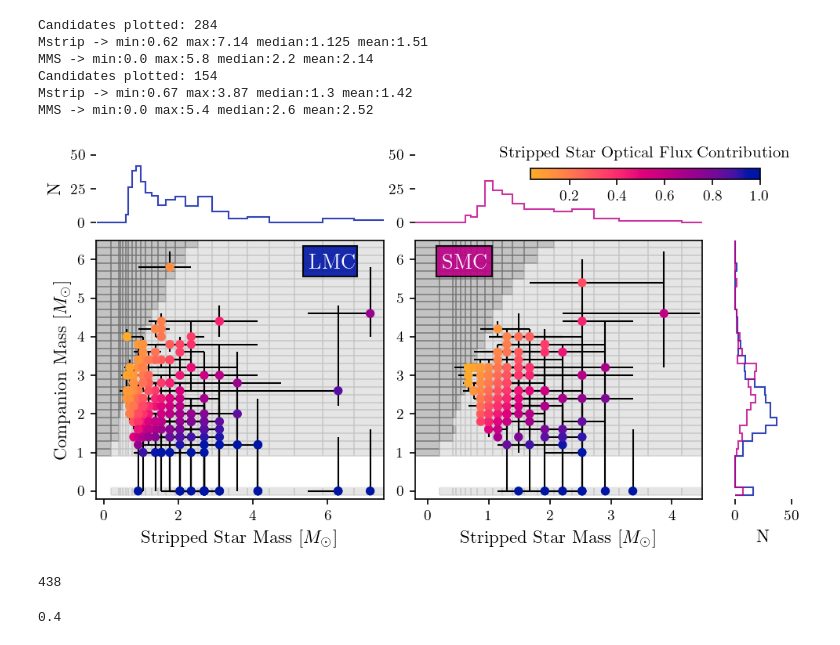
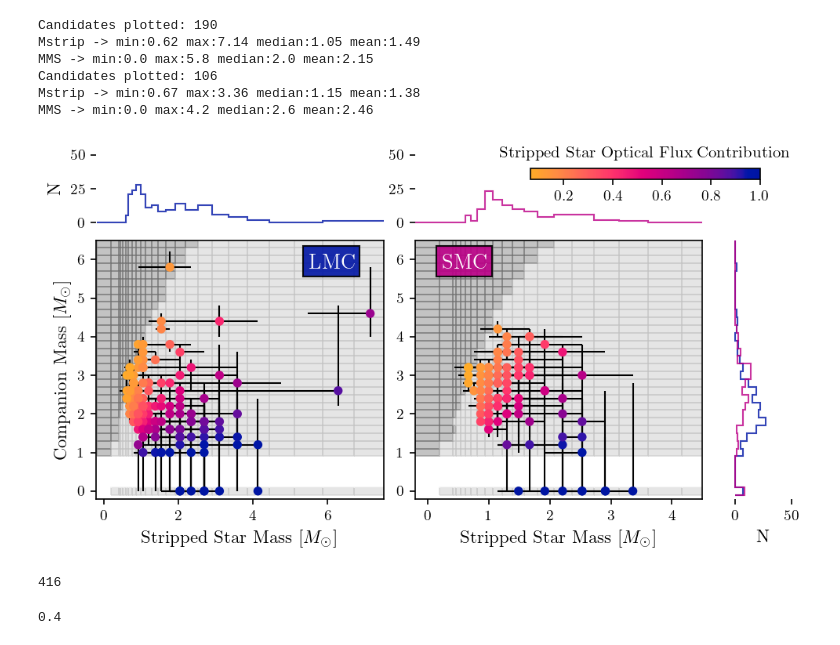
Before and after one commit to AstroLudwig/SUMS_UVPhotometricCatalog, a Jupyter notebook: 5_AssessCandidates/SEDFitting/3_SED_Plot.ipynb, the cells around one changed output. Cells and saved outputs as stored; diff of their text form; code cells hidden in the pictures.

```diff
--- a/5_AssessCandidates/SEDFitting/3_SED_Plot.ipynb
+++ b/5_AssessCandidates/SEDFitting/3_SED_Plot.ipynb
@@ -40,7 +40,7 @@ s_comp = pd.read_csv(data_dir+'0_SUMS_Catalogs/CompositeGrid/smc_composite_photo
 l_zams = pd.read_csv(data_dir+'1_Models/ZAMS/lmc_zams_apparent.csv')
 s_zams = pd.read_csv(data_dir+'1_Models/ZAMS/smc_zams_apparent.csv')
 
-# Constrain by error
+# Create columns to later constrain by
 for gal_df in [l_candidates,s_candidates]:
     # Add width column for stripped stars
     gal_df['fit_strip_width'] = np.abs(gal_df['fit_M_strip_max'] - gal_df['fit_M_strip_min'])
@@ -51,24 +51,40 @@ for gal_df in [l_candidates,s_candidates]:
     gal_df['frac_err_MS'] = gal_df['fit_MS_width']/gal_df['fit_M_MS']
 
 
+def cut_stars(gal_df,frac_err_limit):
+    # Brightness cutoff
+    size = gal_df.shape[0]
+    gal_df = gal_df.loc[gal_df['uvm2'] > 16.].reset_index(drop=True)
+    print('brightness cut',gal_df.shape[0] - size)
 
-def cut_stars(gal_df,frac_err_limit):
+    # Remove if below 5sigma
+    size = gal_df.shape[0]
+    q_sigma = 0.999999 # 5sigma confidence interval
+    chi2_limit = np.array([chi2.ppf(q_sigma, dof) for dof in gal_df.fit_dof])
+    gal_df = gal_df.loc[gal_df.fit_chi_sq < chi2_limit].reset_index(drop=True)
+    print('chi2 cut',gal_df.shape[0] - size)
+
     # Cut out stars with fractional errors greater than frac_err_limit
-    # isolated strip stars get cut kinda easy and fiducially so extra condition for them.
-    gal_df = gal_df.loc[(gal_df['frac_err_MS'] < frac_err_limit) | ((gal_df['fit_M_MS_min'] == 0.) & (gal_df['fit_MS_width'] < 2.))].reset_index(drop=True)
+    # extra condition if MS/or stripped star is isolated
+    size = gal_df.shape[0]
+    gal_df = gal_df.loc[(gal_df['frac_err_MS'] < frac_err_limit) | ((gal_df['fit_M_MS_min'] == 0.) & (gal_df['fit_MS_width'] < 3.))].reset_index(drop=True)
     gal_df = gal_df.loc[(gal_df['frac_err_strip'] < frac_err_limit)].reset_index(drop=True)
+    print('frac err cut',gal_df.shape[0] - size)
 
-    # Brightness cutoff
-    gal_df = gal_df.loc[gal_df['uvm2'] > 16.].reset_index(drop=True)
     return gal_df
 
 frac_err_limit = 1
+print('Init Total: ',len(candidates))
+print(' ')
 print('Init Size LMC: ',len(l_candidates))
+l_candidates = cut_stars(l_candidates,frac_err_limit)
+print('Size LMC: ',len(l_candidates))
+print(' ')
 print('Init Size SMC: ',len(s_candidates))
-l_candidates = cut_stars(l_candidates,frac_err_limit)
 s_candidates = cut_stars(s_candidates,frac_err_limit)
-print('Size LMC: ',len(l_candidates))
 print('Size SMC: ',len(s_candidates))
+print(' ')
+print('Final Total: ',len(l_candidates) + len(s_candidates))
 
 
 # Get the Grid
@@ -261,45 +288,45 @@ w= 0.75 # under 16
 bw = .2
 box_x_lmc = 5.5
 box_x_smc = 0.25
-l_ax_t.add_patch(plt.Rectangle((box_x_lmc-bw+0.05,ydim[1]-w-bw), 1.45, 0.8,ec='k',fc=lmc_color,alpha=0.9))
+l_ax_t.add_patch(plt.Rectangle((box_x_lmc-bw+0.05,ydim[1]-w-bw), 1.5, 0.8,ec='k',fc=lmc_color,alpha=0.9))
 r_ax_t.add_patch(plt.Rectangle((box_x_smc-bw+0.1,ydim[1]-w-bw),0.9, 0.8,ec='k',fc=smc_color,alpha=0.9))
 
 # Text for the galaxy label
 fs=13
 l_ax_t.text(box_x_lmc,ydim[1]-w+0.01,'LMC',color=gal_text_color,weight='demi',fontsize=fs)
 r_ax_t.text(box_x_smc,ydim[1]-w+0.01,'SMC',color=gal_text_color,weight='demi',fontsize=fs)
 
 # Add colorbar, make sure to specify tick locations to match desired ticklabels
 ticks = list(np.arange(0,1.2,0.2))
 tick_labels = [str(np.round(tick,1)) for tick in ticks]
 
 axins = inset_axes(smc_hist, # here using axis of the lowest plot
                width="80%",  # width = X% of parent_bbox width
                height="15%",
                bbox_to_anchor=(.2, -0.2, 1., 1.),
                bbox_transform=smc_hist.transAxes,
                borderpad=0,
                )
 lmc_hist.set_ylabel('N')
 cbar = f.colorbar(colorbars[0], cax=axins,ticks=ticks,orientation='horizontal')
 cbar.ax.set_xticklabels(tick_labels)
 cbar.set_label('Stripped Star Optical Flux Contribution',labelpad=-35,fontsize=10)
 
 # Having a hard time vectorizing because the color in the colorbar doesnt appear.
 
 plt.savefig('SED_fitting.png',dpi=1000)
 # %% [output]
-Candidates plotted: 284
-Mstrip -> min:0.62 max:7.14 median:1.125 mean:1.51
-MMS -> min:0.0 max:5.8 median:2.2 mean:2.14
-Candidates plotted: 154
-Mstrip -> min:0.67 max:3.87 median:1.3 mean:1.42
-MMS -> min:0.0 max:5.4 median:2.6 mean:2.52
+Candidates plotted: 190
+Mstrip -> min:0.62 max:7.14 median:1.05 mean:1.49
+MMS -> min:0.0 max:5.8 median:2.0 mean:2.15
+Candidates plotted: 106
+Mstrip -> min:0.67 max:3.36 median:1.15 mean:1.38
+MMS -> min:0.0 max:4.2 median:2.6 mean:2.46
-[figure, old version]
+[figure, new version]
-# %%
-284+154
-# %% [output]
-438
+# %%
+267+149
+# %% [output]
+416
 # %%
 4*10**-1
 # %% [output]
```
Also changed, not shown: parts of 1 cell of this notebook.
